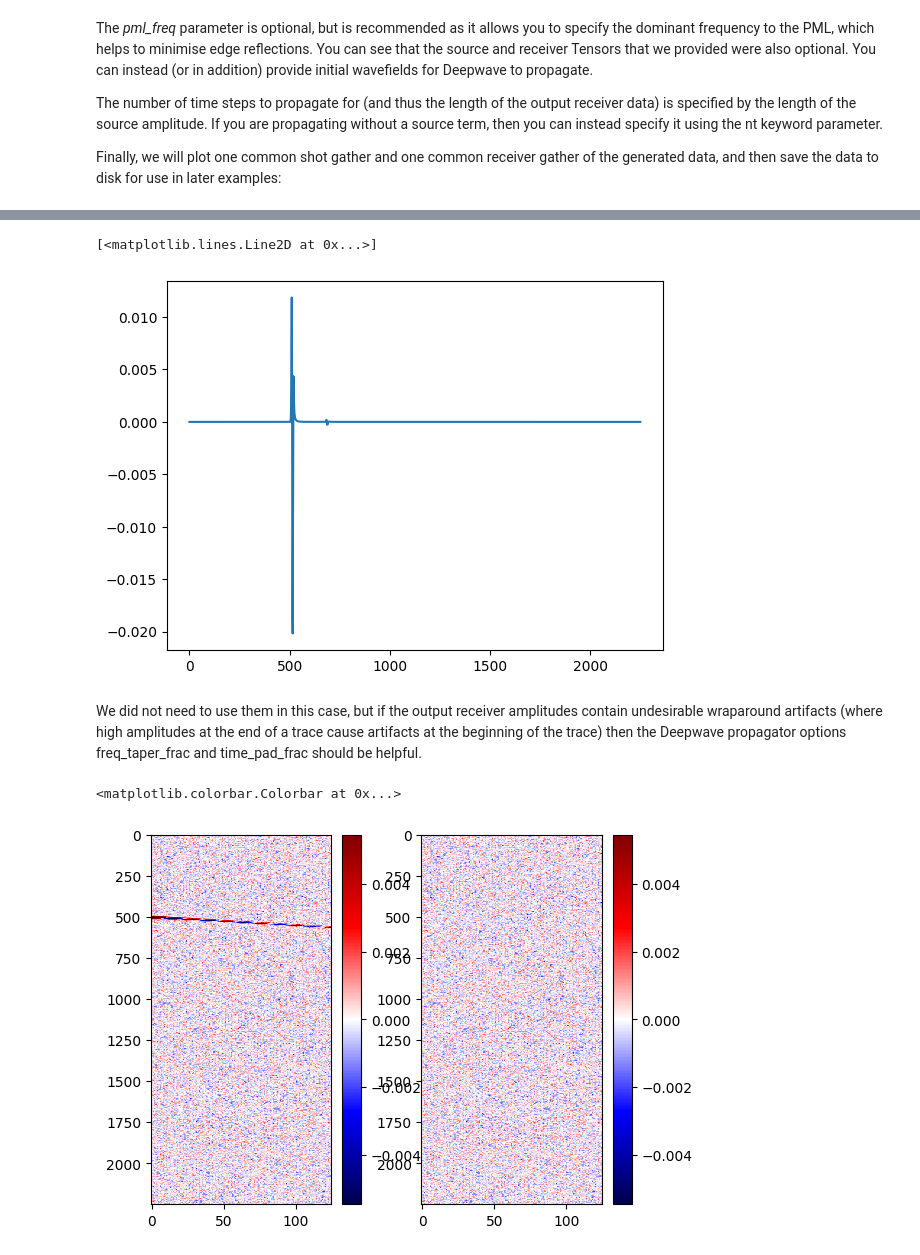
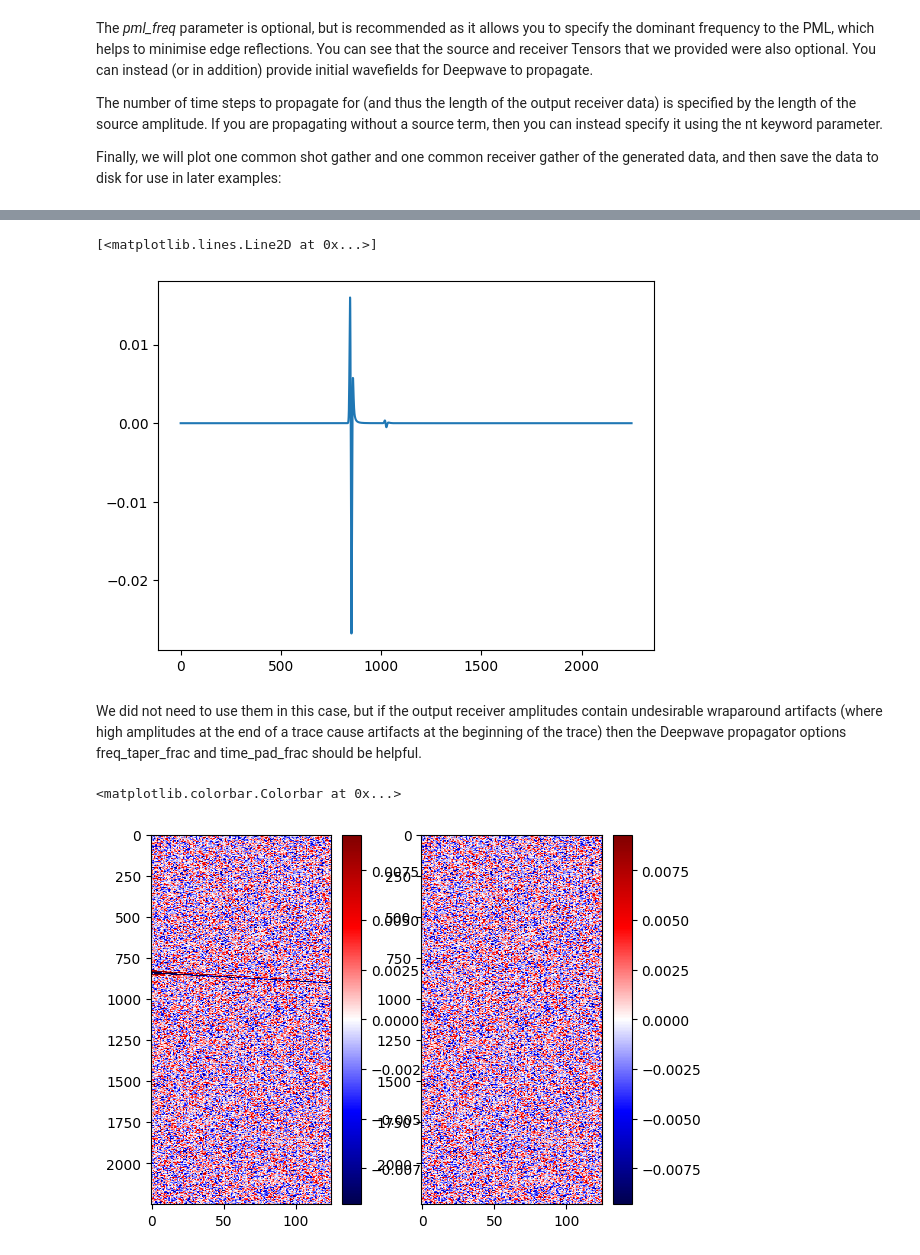
Before and after one commit to aissah/coherence_analysis_histroy, a Jupyter notebook: marmousi_deepwave.ipynb, the cells around one changed output, grey strips where cells are left out. Cells and saved outputs as stored; diff of their text form; code cells hidden in the pictures.

```diff
--- a/marmousi_deepwave.ipynb
+++ b/marmousi_deepwave.ipynb
@@ -62,7 +62,7 @@ receiver_depth = 2  # 2 * 4m = 8m
 
 n_receivers_per_shot = min(n_receivers_per_shot, int(nx/d_receiver))
 
-freq = 25
+freq = 15
 nt = 750 * 3
 dt = 0.004
 peak_time = 50.5 / freq
@@ -161,29 +161,29 @@ plt.colorbar()
 plt.plot(receiver_amplitudes.cpu()[0, 19])
 # %% [output]
 [<matplotlib.lines.Line2D at 0x...>]
-[figure, old version]
+[figure, new version]
 # %% [markdown]
 We did not need to use them in this case, but if the output receiver amplitudes contain undesirable wraparound artifacts (where high amplitudes at the end of a trace cause artifacts at the beginning of the trace) then the Deepwave propagator options freq_taper_frac and time_pad_frac should be helpful.
 # %%
 coherence_data = receiver_amplitudes[0].cpu().numpy()
 nr, nc = coherence_data.shape
 noise = np.random.normal(scale=1, size=(nr,nc))
 # normalize noise
 noise = noise / np.linalg.norm(noise)
-noise = noise * np.max(np.abs(coherence_data)) * 10
+noise = noise * np.max(np.abs(coherence_data)) * 40
 coherence_data = coherence_data + noise
 # coherence_data.shape
 vmin, vmax = torch.quantile(receiver_amplitudes[0],
                             torch.tensor([0.1, 0.999]).to(device))
 plt.subplot(1,2,1)
 plt.imshow(coherence_data.T, aspect='auto', cmap='seismic', vmin=-vmax, vmax=vmax)
 plt.colorbar()
 plt.subplot(1,2,2)
 plt.imshow(noise.T, aspect='auto', cmap='seismic', vmin=-vmax, vmax=vmax)
 plt.colorbar()
 # %% [output]
 <matplotlib.colorbar.Colorbar at 0x...>
-[figure, old version]
+[figure, new version]
 # %%
 plt.plot(coherence_data[19])
 # %% [output]
```
Also changed, not shown: parts of 10 cells of this notebook.
